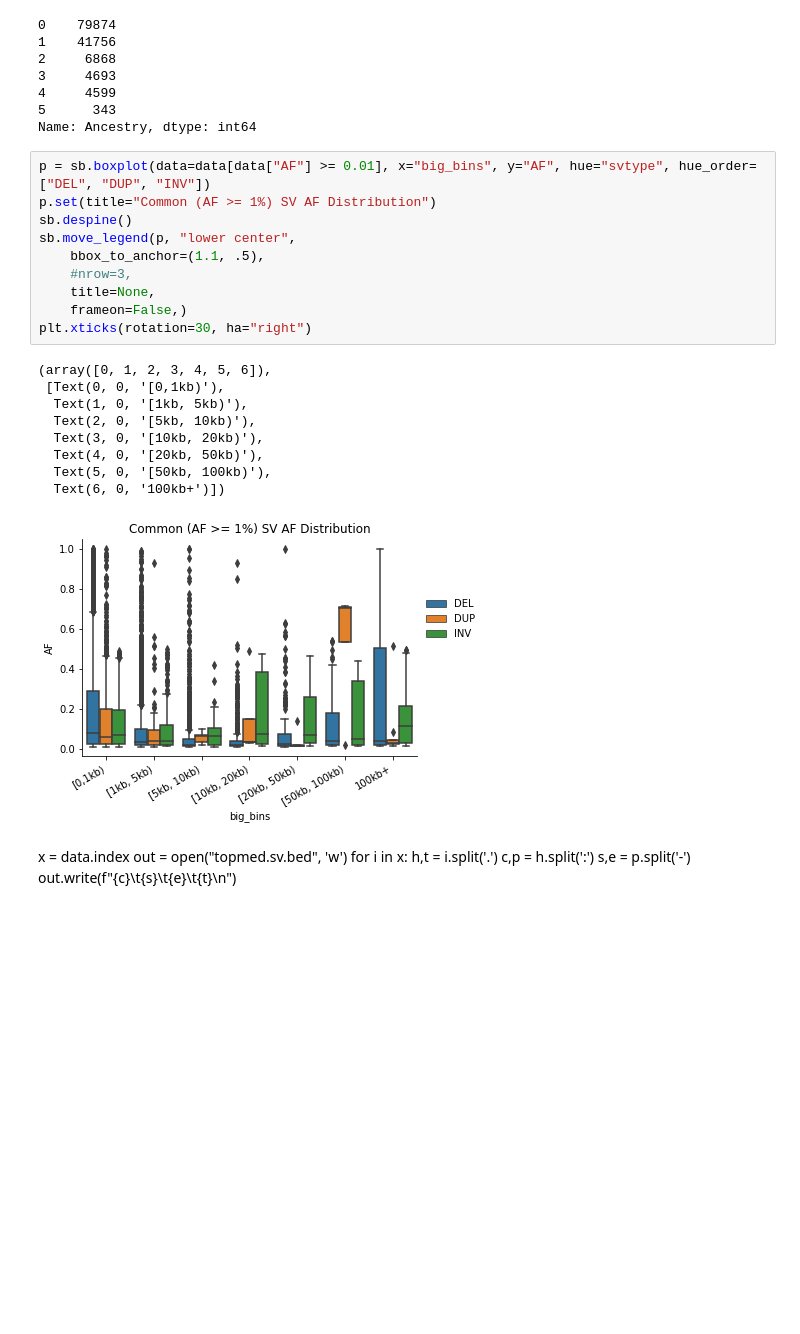
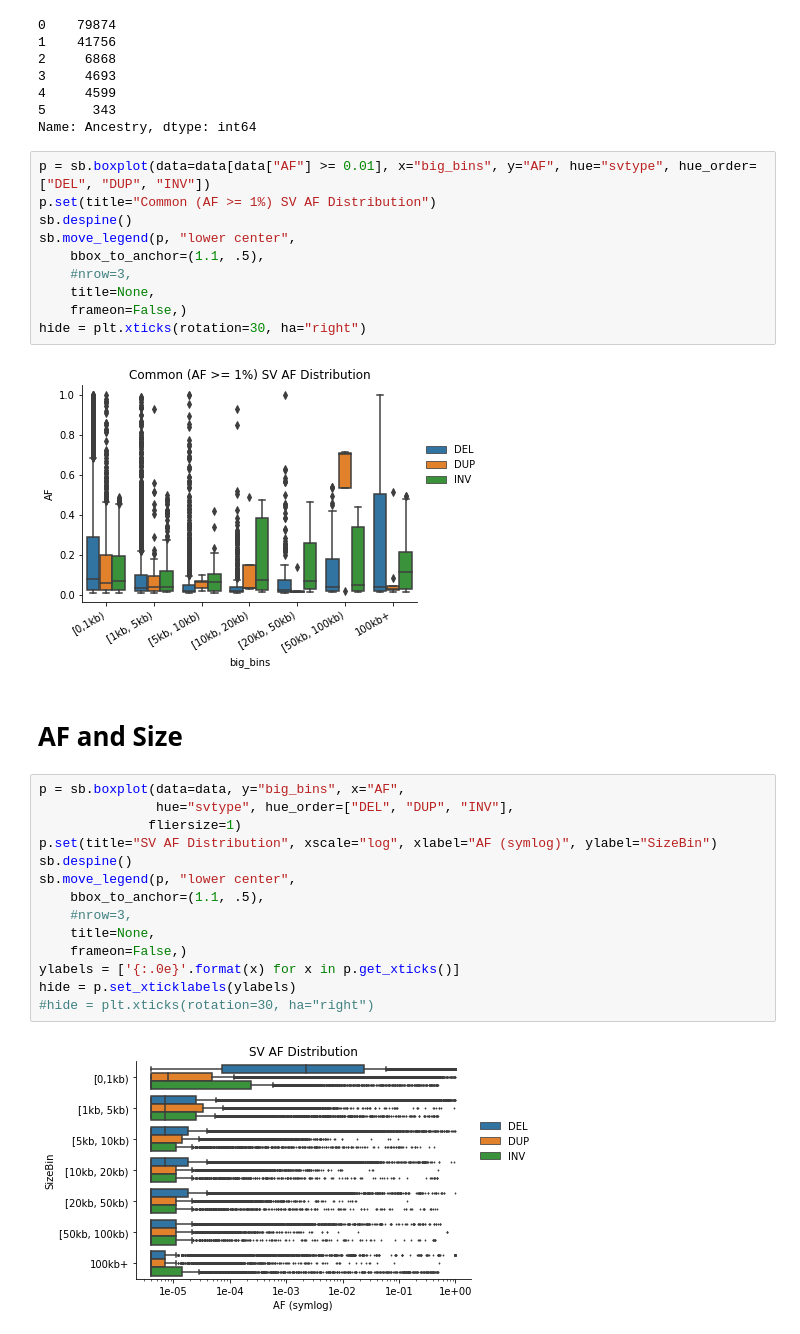
Before and after one commit to BCM-HGSC/TopMedSVQC, a Jupyter notebook: notebooks/PostfilterQC.ipynb, the cells around one changed output. Cells and saved outputs as stored; diff of their text form; blank space fills up the shorter version.

```diff
--- a/notebooks/PostfilterQC.ipynb
+++ b/notebooks/PostfilterQC.ipynb
@@ -342,22 +252,24 @@ sb.move_legend(p, "lower center",
     #nrow=3,
     title=None,
     frameon=False,)
-plt.xticks(rotation=30, ha="right")
+hide = plt.xticks(rotation=30, ha="right")
 # %% [output]
-(array([0, 1, 2, 3, 4, 5, 6]),
- [Text(0, 0, '[0,1kb)'),
-  Text(1, 0, '[1kb, 5kb)'),
-  Text(2, 0, '[5kb, 10kb)'),
-  Text(3, 0, '[10kb, 20kb)'),
-  Text(4, 0, '[20kb, 50kb)'),
-  Text(5, 0, '[50kb, 100kb)'),
-  Text(6, 0, '100kb+')])
 [figure]
-# %% [markdown]
-x = data.index
-out = open("topmed.sv.bed", 'w')
-for i in x:
-    h,t = i.split('.')
-    c,p = h.split(':')
-    s,e = p.split('-')
-    out.write(f"{c}\t{s}\t{e}\t{t}\n")
+# %% [markdown]
+# AF and Size
+# %%
+p = sb.boxplot(data=data, y="big_bins", x="AF",
+               hue="svtype", hue_order=["DEL", "DUP", "INV"],
+              fliersize=1)
+p.set(title="SV AF Distribution", xscale="log", xlabel="AF (symlog)", ylabel="SizeBin")
+sb.despine()
+sb.move_legend(p, "lower center",
+    bbox_to_anchor=(1.1, .5),
+    #nrow=3,
+    title=None,
+    frameon=False,)
+ylabels = ['{:.0e}'.format(x) for x in p.get_xticks()]
+hide = p.set_xticklabels(ylabels)
+#hide = plt.xticks(rotation=30, ha="right")
+# %% [output]
+[figure, added]
```
Also changed, not shown: parts of 34 cells of this notebook.
